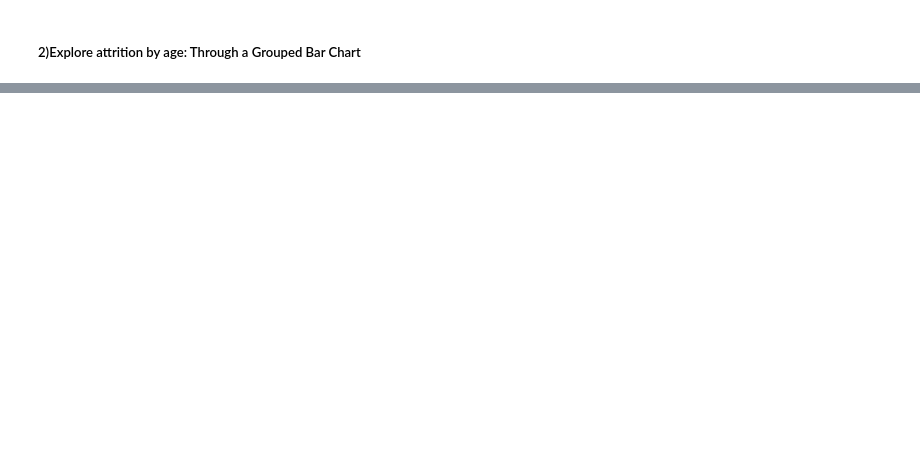
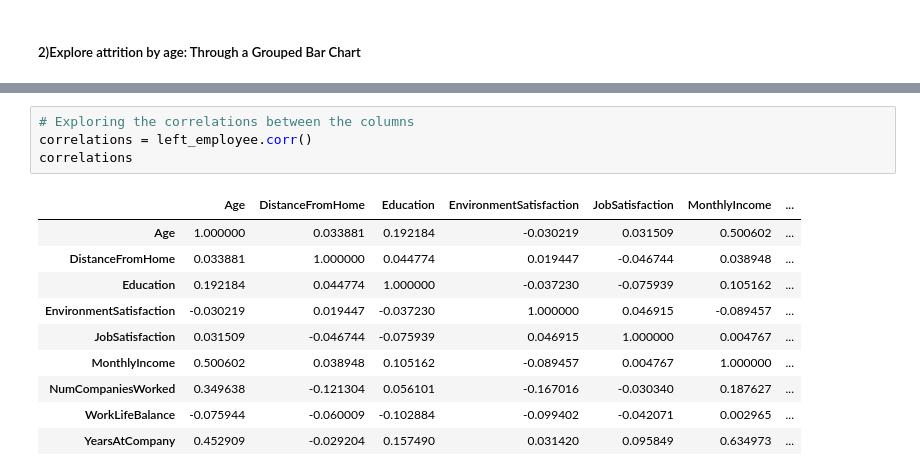
Before and after one commit to moyin0luwa/IBM-Attrition-Data, a Jupyter notebook: IBM-Attrition-Data.ipynb, the cells around one changed output, grey strips where cells are left out. Cells and saved outputs as stored; diff of their text form; blank space fills up the shorter version.

```diff
--- a/IBM-Attrition-Data.ipynb
+++ b/IBM-Attrition-Data.ipynb
@@ -96,0 +136,15 @@ plt.show()
+# %%
+# Exploring the correlations between the columns
+correlations = left_employee.corr()
+correlations
+# %% [output]
+|  | Age | DistanceFromHome | Education | EnvironmentSatisfaction | JobSatisfaction | MonthlyIncome | ... |
+| Age | 1.000000 | 0.033881 | 0.192184 | -0.030219 | 0.031509 | 0.500602 | ... |
+| DistanceFromHome | 0.033881 | 1.000000 | 0.044774 | 0.019447 | -0.046744 | 0.038948 | ... |
+| Education | 0.192184 | 0.044774 | 1.000000 | -0.037230 | -0.075939 | 0.105162 | ... |
+| EnvironmentSatisfaction | -0.030219 | 0.019447 | -0.037230 | 1.000000 | 0.046915 | -0.089457 | ... |
+| JobSatisfaction | 0.031509 | -0.046744 | -0.075939 | 0.046915 | 1.000000 | 0.004767 | ... |
+| MonthlyIncome | 0.500602 | 0.038948 | 0.105162 | -0.089457 | 0.004767 | 1.000000 | ... |
+| NumCompaniesWorked | 0.349638 | -0.121304 | 0.056101 | -0.167016 | -0.030340 | 0.187627 | ... |
+| WorkLifeBalance | -0.075944 | -0.060009 | -0.102884 | -0.099402 | -0.042071 | 0.002965 | ... |
+| YearsAtCompany | 0.452909 | -0.029204 | 0.157490 | 0.031420 | 0.095849 | 0.634973 | ... |
```
Also changed, not shown: parts of 16 cells of this notebook.
